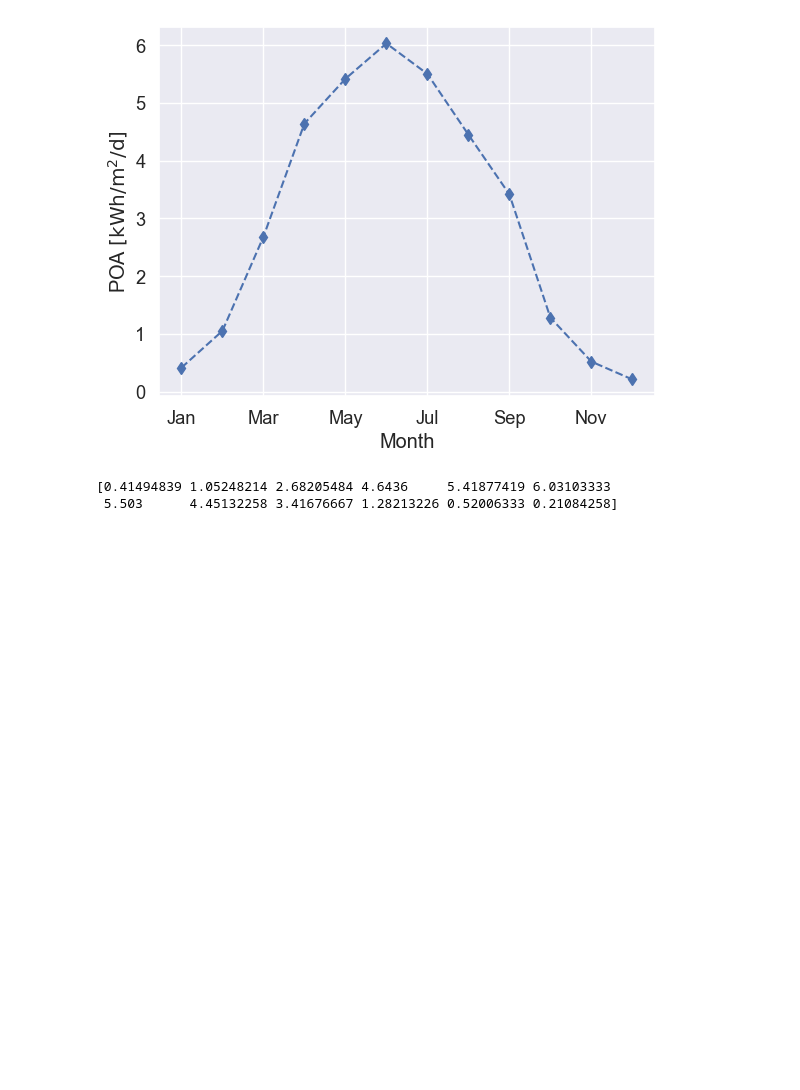
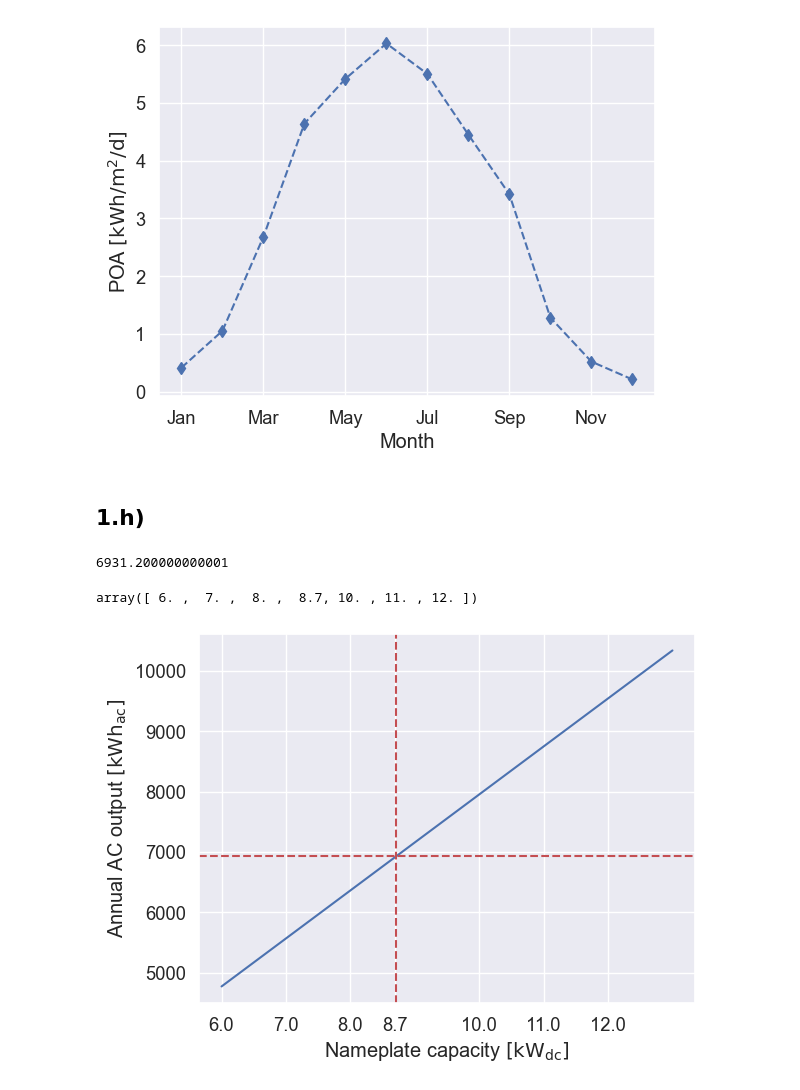
Before and after one commit to BastianValhoj/pv3, a Jupyter notebook: notebooks/bastian_part1.ipynb, the cells around one changed output. Drawn from its saved outputs; the diff is of its cells as text; code cells hidden in the pictures; blank space fills up the shorter version.

```diff
--- a/notebooks/bastian_part1.ipynb
+++ b/notebooks/bastian_part1.ipynb
@@ -142,8 +142,34 @@ None
 10   Nov   15.60190  0.520063
 11   Dec    6.53612  0.210843
 [figure]
-# %%
-print(POA.norm.to_numpy())
-# %% [output]
-[0.41494839 1.05248214 2.68205484 4.6436     5.41877419 6.03103333
- 5.503      4.45132258 3.41676667 1.28213226 0.52006333 0.21084258]
+# %% [markdown]
+## 1.h)
+# %%
+capacity = pd.read_csv("../data/nameplate.csv", names=["capacity", "AC"], skiprows=1, header=None)
+X = np.column_stack([np.ones_like(capacity.capacity), capacity.capacity])
+y = capacity.AC
+C = np.linalg.solve(X.T @ X, X.T @ y)
+offset, slope = C
+f = lambda x: slope*x + offset
+xs = np.linspace(6, 12, 10_000)
+fig, ax = plt.subplots()
+# capacity.plot(x="capacity", y="AC", legend=None, ax=ax)
+# ax.plot(capacity.capacity, capacity.AC, 'o', label="Data")
+ax.plot(capacity.capacity, f(capacity.capacity), label="Linear fit")
+ax.set_xlabel("Nameplate capacity $\\left[\\mathrm{kW_{dc}}\\right]$")
+ax.set_ylabel("Annual AC output $\\left[\\mathrm{kWh_{ac}}\\right]$")
+
+energy_avg_day = 0.8*8664
+ax.axhline(y=energy_avg_day, color='r', linestyle='--')
+idx = (f(xs) <= energy_avg_day)
+print(energy_avg_day)
+ax.axvline(x=xs[idx].max(), color='r', linestyle='--')
+ax.set_xticks(np.round(np.sort(list(range(6, 9)) + list(range(10,13)) + [xs[idx].max()]), 1))
+ax.get_xticks()
+# ax.set_xticklabels(np.sort())
+
+# None
+# %% [output]
+6931.200000000001
+array([ 6. ,  7. ,  8. ,  8.7, 10. , 11. , 12. ])
+[figure, added]
```
